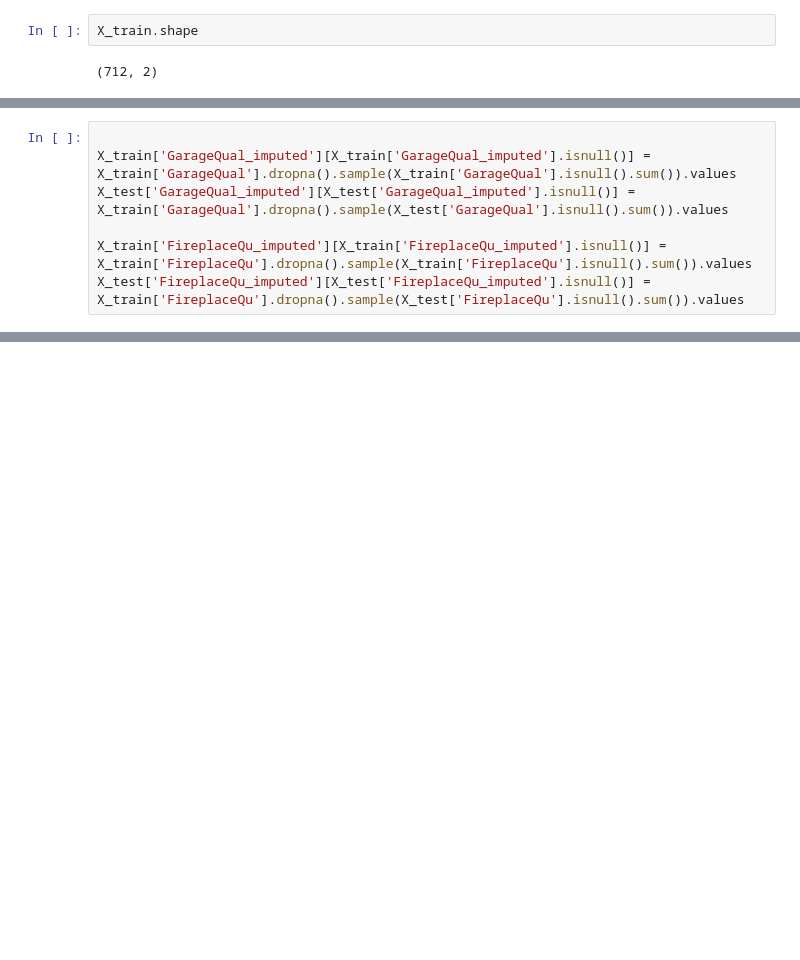
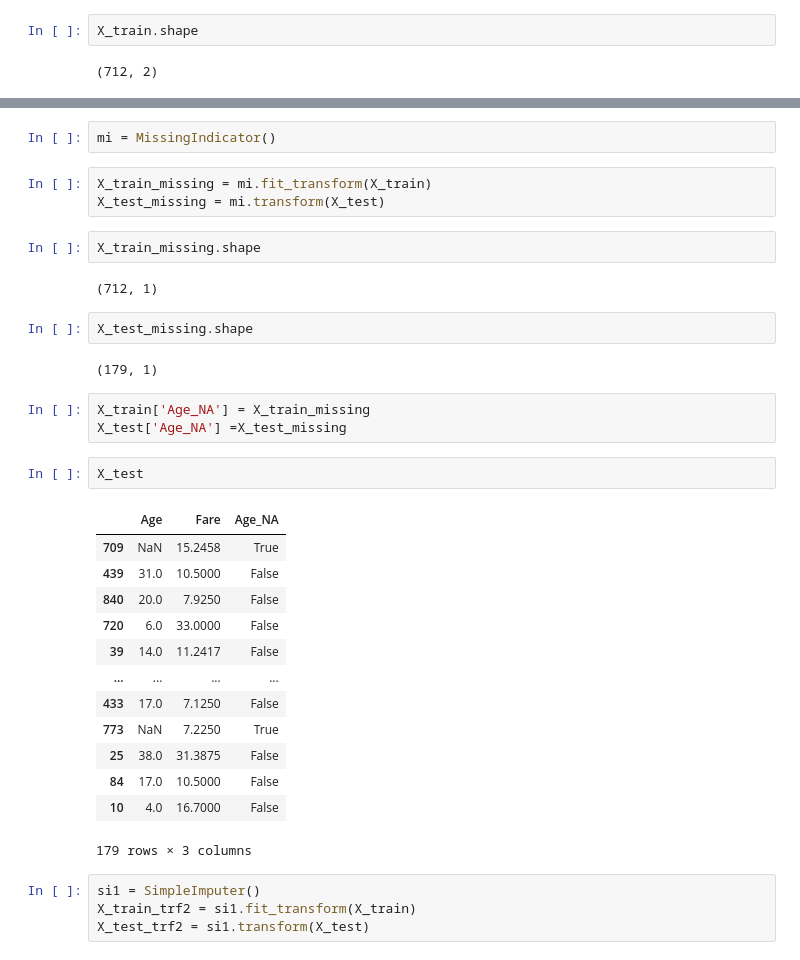
Before and after one commit to Jay5852/100-days-machine-learning-daily-practice, a Jupyter notebook: missing_value_handling/missing_indicator.ipynb, the cells around one changed output, grey strips where cells are left out. Cells and saved outputs as stored; diff of their text form; blank space fills up the shorter version.

Commit message:
Add missing indicator feature for missing value handling

```diff
--- a/missing_value_handling/missing_indicator.ipynb
+++ b/missing_value_handling/missing_indicator.ipynb
@@ -176,7 +64,0 @@ X_train.sample(5)
-# %%
-
-X_train['GarageQual_imputed'][X_train['GarageQual_imputed'].isnull()] = X_train['GarageQual'].dropna().sample(X_train['GarageQual'].isnull().sum()).values
-X_test['GarageQual_imputed'][X_test['GarageQual_imputed'].isnull()] = X_train['GarageQual'].dropna().sample(X_test['GarageQual'].isnull().sum()).values
-
-X_train['FireplaceQu_imputed'][X_train['FireplaceQu_imputed'].isnull()] = X_train['FireplaceQu'].dropna().sample(X_train['FireplaceQu'].isnull().sum()).values
-X_test['FireplaceQu_imputed'][X_test['FireplaceQu_imputed'].isnull()] = X_train['FireplaceQu'].dropna().sample(X_test['FireplaceQu'].isnull().sum()).values
@@ -282,0 +79,36 @@ https://gist.github.com/mwaskom/de44147ed2974457ad6372750bbe5751
+# %%
+mi = MissingIndicator()
+# %%
+X_train_missing = mi.fit_transform(X_train)
+X_test_missing = mi.transform(X_test)
+# %%
+X_train_missing.shape
+# %% [output]
+(712, 1)
+# %%
+X_test_missing.shape
+# %% [output]
+(179, 1)
+# %%
+X_train['Age_NA'] = X_train_missing
+X_test['Age_NA'] =X_test_missing
+# %%
+X_test
+# %% [output]
+|  | Age | Fare | Age_NA |
+| 709 | NaN | 15.2458 | True |
+| 439 | 31.0 | 10.5000 | False |
+| 840 | 20.0 | 7.9250 | False |
+| 720 | 6.0 | 33.0000 | False |
+| 39 | 14.0 | 11.2417 | False |
+| ... | ... | ... | ... |
+| 433 | 17.0 | 7.1250 | False |
+| 773 | NaN | 7.2250 | True |
+| 25 | 38.0 | 31.3875 | False |
+| 84 | 17.0 | 10.5000 | False |
+| 10 | 4.0 | 16.7000 | False |
+179 rows × 3 columns
+# %%
+si1 = SimpleImputer()
+X_train_trf2 = si1.fit_transform(X_train)
+X_test_trf2 = si1.transform(X_test)
```
Also changed, not shown: parts of 41 cells of this notebook.
